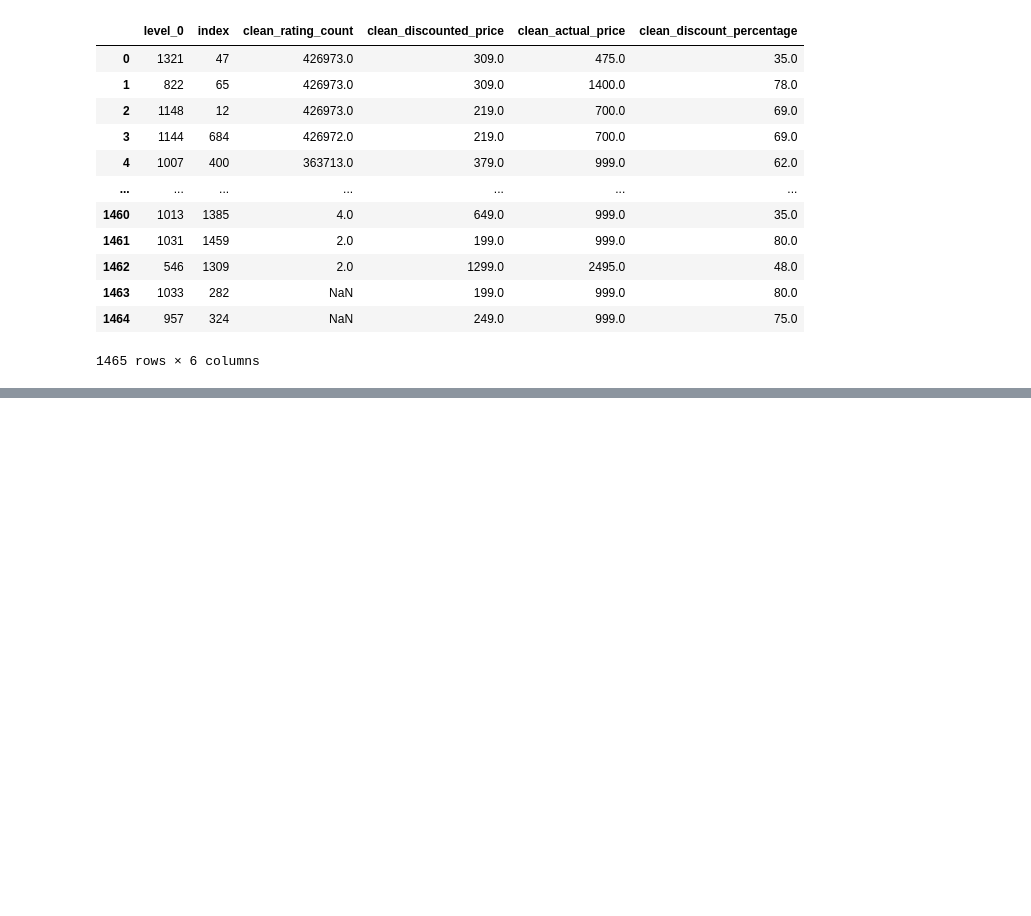
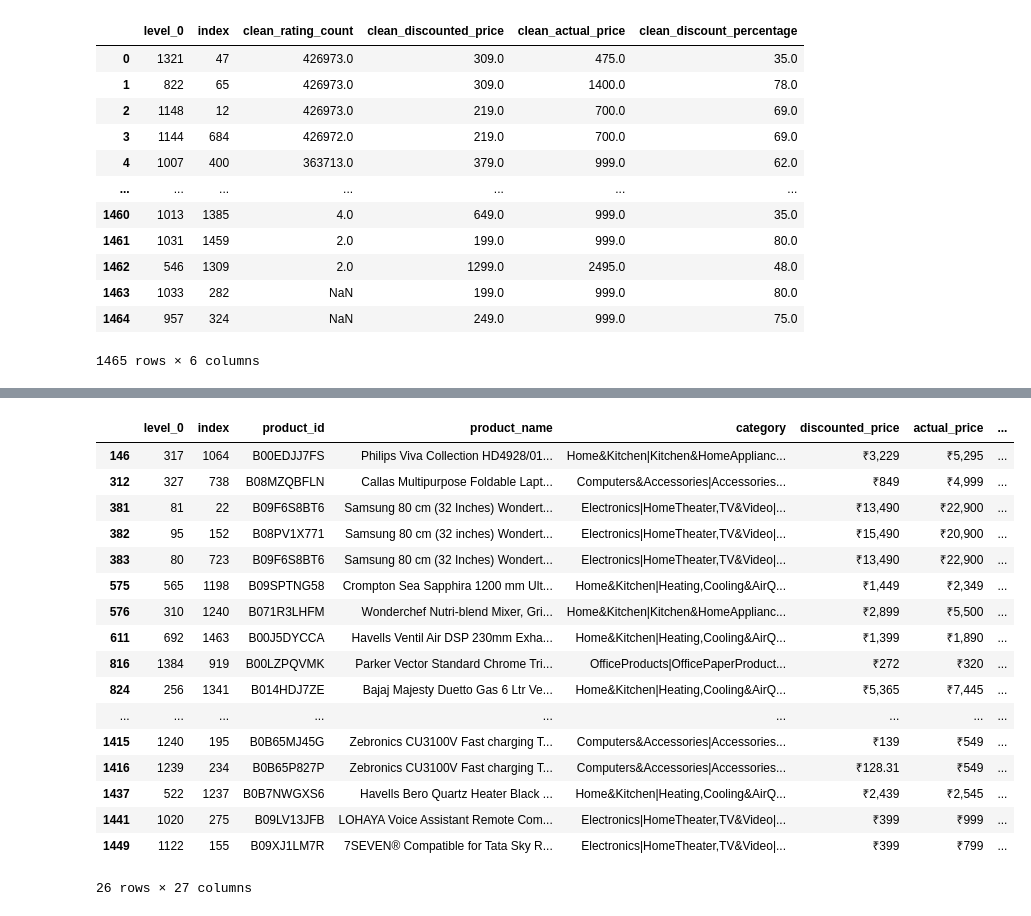
Before and after one commit to Sanjay1996383/project-amazon-sale, a Jupyter notebook: amazon .sale.ipynb, the cells around one changed output, grey strips where cells are left out. Drawn from its saved outputs; the diff is of its cells as text; code cells hidden in the pictures; blank space fills up the shorter version.

Commit message:
sentiment

```diff
--- a/amazon .sale.ipynb
+++ b/amazon .sale.ipynb
@@ -218,0 +212,3 @@ px.bar(df.tail(100), y='clean_rating_count', color='clean_rating_count', hover_n
+# %%
+df.sort_values(by='clean_rating_count', ascending=False, inplace=True)
+df
@@ -218,0 +257,14 @@ px.bar(df.tail(100), y='clean_rating_count', color='clean_rating_count', hover_n
+# %%
+def get_sentiment(text):
+    blob = TextBlob(text)
+    sentiment = blob.sentiment.polarity
+    return sentiment
+
+def get_subjectivity(text):
+    blob = TextBlob(text)
+    subjectivity = blob.sentiment.subjectivity
+    return subjectivity
+
+df['sentiment'] = df['review_content'].apply(get_sentiment)
+df['subjectivity'] = df['review_content'].apply(get_subjectivity)
+df.head()
@@ -218,0 +281,10 @@ px.bar(df.tail(100), y='clean_rating_count', color='clean_rating_count', hover_n
+# %%
+def get_sentiment_name(sentiment):
+    if sentiment > 0:
+        return 'positive'
+    elif sentiment < 0:
+        return 'negative'
+    else:
+        return 'neutral'
+
+df['sentiment_name'] = df['sentiment'].apply(get_sentiment_name)
@@ -218,0 +315,22 @@ px.bar(df.tail(100), y='clean_rating_count', color='clean_rating_count', hover_n
+# %%
+
+df[df['sentiment'] <0]
+# %% [output]
+|  | level_0 | index | product_id | product_name | category | discounted_price | actual_price | ... |
+| 146 | 317 | 1064 | B00EDJJ7FS | Philips Viva Collection HD4928/01... | Home&Kitchen|Kitchen&HomeApplianc... | ₹3,229 | ₹5,295 | ... |
+| 312 | 327 | 738 | B08MZQBFLN | Callas Multipurpose Foldable Lapt... | Computers&Accessories|Accessories... | ₹849 | ₹4,999 | ... |
+| 381 | 81 | 22 | B09F6S8BT6 | Samsung 80 cm (32 Inches) Wondert... | Electronics|HomeTheater,TV&Video|... | ₹13,490 | ₹22,900 | ... |
+| 382 | 95 | 152 | B08PV1X771 | Samsung 80 cm (32 inches) Wondert... | Electronics|HomeTheater,TV&Video|... | ₹15,490 | ₹20,900 | ... |
+| 383 | 80 | 723 | B09F6S8BT6 | Samsung 80 cm (32 Inches) Wondert... | Electronics|HomeTheater,TV&Video|... | ₹13,490 | ₹22,900 | ... |
+| 575 | 565 | 1198 | B09SPTNG58 | Crompton Sea Sapphira 1200 mm Ult... | Home&Kitchen|Heating,Cooling&AirQ... | ₹1,449 | ₹2,349 | ... |
+| 576 | 310 | 1240 | B071R3LHFM | Wonderchef Nutri-blend Mixer, Gri... | Home&Kitchen|Kitchen&HomeApplianc... | ₹2,899 | ₹5,500 | ... |
+| 611 | 692 | 1463 | B00J5DYCCA | Havells Ventil Air DSP 230mm Exha... | Home&Kitchen|Heating,Cooling&AirQ... | ₹1,399 | ₹1,890 | ... |
+| 816 | 1384 | 919 | B00LZPQVMK | Parker Vector Standard Chrome Tri... | OfficeProducts|OfficePaperProduct... | ₹272 | ₹320 | ... |
+| 824 | 256 | 1341 | B014HDJ7ZE | Bajaj Majesty Duetto Gas 6 Ltr Ve... | Home&Kitchen|Heating,Cooling&AirQ... | ₹5,365 | ₹7,445 | ... |
+| ... | ... | ... | ... | ... | ... | ... | ... | ... |
+| 1415 | 1240 | 195 | B0B65MJ45G | Zebronics CU3100V Fast charging T... | Computers&Accessories|Accessories... | ₹139 | ₹549 | ... |
+| 1416 | 1239 | 234 | B0B65P827P | Zebronics CU3100V Fast charging T... | Computers&Accessories|Accessories... | ₹128.31 | ₹549 | ... |
+| 1437 | 522 | 1237 | B0B7NWGXS6 | Havells Bero Quartz Heater Black ... | Home&Kitchen|Heating,Cooling&AirQ... | ₹2,439 | ₹2,545 | ... |
+| 1441 | 1020 | 275 | B09LV13JFB | LOHAYA Voice Assistant Remote Com... | Electronics|HomeTheater,TV&Video|... | ₹399 | ₹999 | ... |
+| 1449 | 1122 | 155 | B09XJ1LM7R | 7SEVEN® Compatible for Tata Sky R... | Electronics|HomeTheater,TV&Video|... | ₹399 | ₹799 | ... |
+26 rows × 27 columns
```
Also changed, not shown: parts of 12 cells of this notebook, 1 other file.
